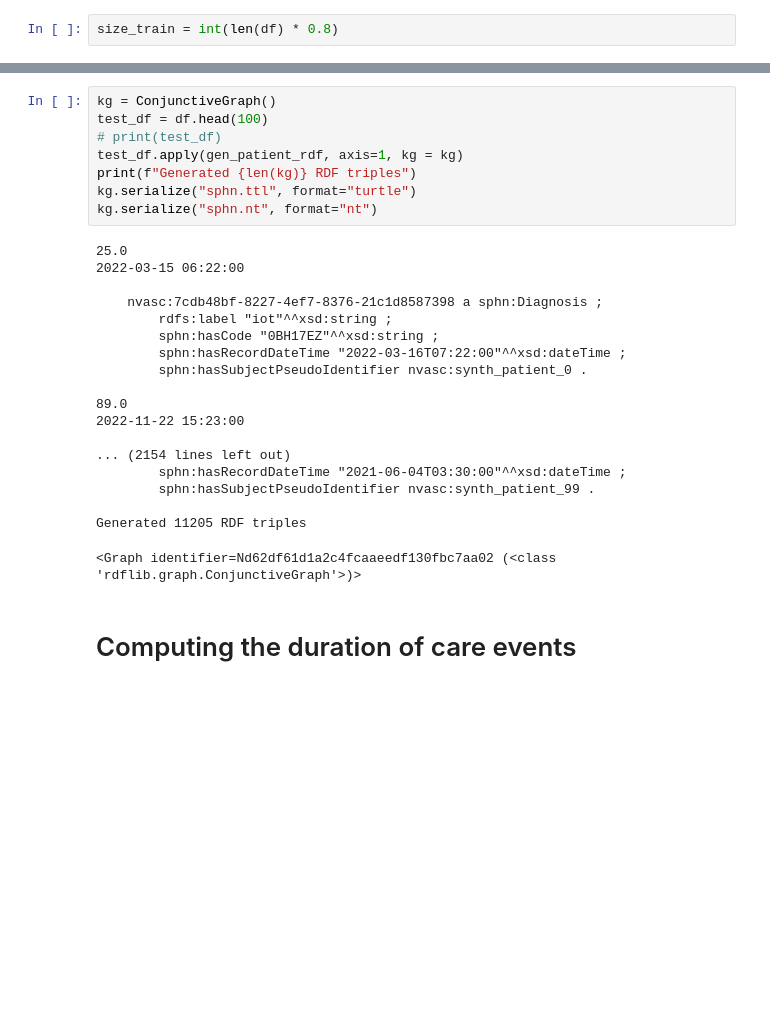
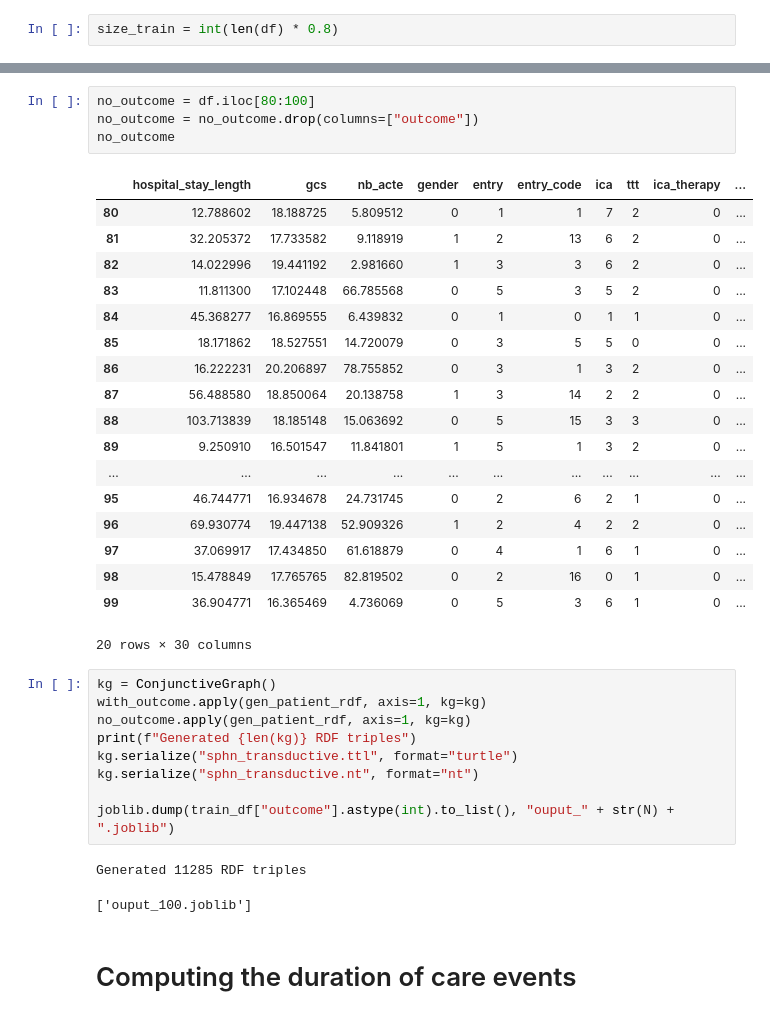
Before and after one commit to TeamHeKA/neurovasc, a Jupyter notebook: notebooks/Data Generation/SPHN_synthetic_dataset.ipynb, the cells around one changed output, grey strips where cells are left out. Cells and saved outputs as stored; diff of their text form; blank space fills up the shorter version.

Commit message:
updated SPHN kg

```diff
--- a/notebooks/Data Generation/SPHN_synthetic_dataset.ipynb
+++ b/notebooks/Data Generation/SPHN_synthetic_dataset.ipynb
@@ -152,30 +200,38 @@ print(date_2)
+# %%
+no_outcome = df.iloc[80:100]
+no_outcome = no_outcome.drop(columns=["outcome"])
+no_outcome
+# %% [output]
+|  | hospital_stay_length | gcs | nb_acte | gender | entry | entry_code | ica | ttt | ica_therapy | ... |
+| 80 | 12.788602 | 18.188725 | 5.809512 | 0 | 1 | 1 | 7 | 2 | 0 | ... |
+| 81 | 32.205372 | 17.733582 | 9.118919 | 1 | 2 | 13 | 6 | 2 | 0 | ... |
+| 82 | 14.022996 | 19.441192 | 2.981660 | 1 | 3 | 3 | 6 | 2 | 0 | ... |
+| 83 | 11.811300 | 17.102448 | 66.785568 | 0 | 5 | 3 | 5 | 2 | 0 | ... |
+| 84 | 45.368277 | 16.869555 | 6.439832 | 0 | 1 | 0 | 1 | 1 | 0 | ... |
+| 85 | 18.171862 | 18.527551 | 14.720079 | 0 | 3 | 5 | 5 | 0 | 0 | ... |
+| 86 | 16.222231 | 20.206897 | 78.755852 | 0 | 3 | 1 | 3 | 2 | 0 | ... |
+| 87 | 56.488580 | 18.850064 | 20.138758 | 1 | 3 | 14 | 2 | 2 | 0 | ... |
+| 88 | 103.713839 | 18.185148 | 15.063692 | 0 | 5 | 15 | 3 | 3 | 0 | ... |
+| 89 | 9.250910 | 16.501547 | 11.841801 | 1 | 5 | 1 | 3 | 2 | 0 | ... |
+| ... | ... | ... | ... | ... | ... | ... | ... | ... | ... | ... |
+| 95 | 46.744771 | 16.934678 | 24.731745 | 0 | 2 | 6 | 2 | 1 | 0 | ... |
+| 96 | 69.930774 | 19.447138 | 52.909326 | 1 | 2 | 4 | 2 | 2 | 0 | ... |
+| 97 | 37.069917 | 17.434850 | 61.618879 | 0 | 4 | 1 | 6 | 1 | 0 | ... |
+| 98 | 15.478849 | 17.765765 | 82.819502 | 0 | 2 | 16 | 0 | 1 | 0 | ... |
+| 99 | 36.904771 | 16.365469 | 4.736069 | 0 | 5 | 3 | 6 | 1 | 0 | ... |
+20 rows × 30 columns
 # %%
 kg = ConjunctiveGraph()
-test_df = df.head(100)
-# print(test_df)
-test_df.apply(gen_patient_rdf, axis=1, kg = kg)
+with_outcome.apply(gen_patient_rdf, axis=1, kg=kg)
+no_outcome.apply(gen_patient_rdf, axis=1, kg=kg)
 print(f"Generated {len(kg)} RDF triples")
-kg.serialize("sphn.ttl", format="turtle")
-kg.serialize("sphn.nt", format="nt")
+kg.serialize("sphn_transductive.ttl", format="turtle")
+kg.serialize("sphn_transductive.nt", format="nt")
+
+joblib.dump(train_df["outcome"].astype(int).to_list(), "ouput_" + str(N) + ".joblib")
 # %% [output]
-25.0
-2022-03-15 06:22:00
-
-    nvasc:7cdb48bf-8227-4ef7-8376-21c1d8587398 a sphn:Diagnosis ;
-        rdfs:label "iot"^^xsd:string ;
-        sphn:hasCode "0BH17EZ"^^xsd:string ;
-        sphn:hasRecordDateTime "2022-03-16T07:22:00"^^xsd:dateTime ;
-        sphn:hasSubjectPseudoIdentifier nvasc:synth_patient_0 .
-
-89.0
-2022-11-22 15:23:00
-
-... (2154 lines left out)
-        sphn:hasRecordDateTime "2021-06-04T03:30:00"^^xsd:dateTime ;
-        sphn:hasSubjectPseudoIdentifier nvasc:synth_patient_99 .
-
-Generated 11205 RDF triples
+Generated 11285 RDF triples
-<Graph identifier=Nd62df61d1a2c4fcaaeedf130fbc7aa02 (<class 'rdflib.graph.ConjunctiveGraph'>)>
+['ouput_100.joblib']
 # %% [markdown]
 # Computing the duration of care events
 # %%
```
Also changed, not shown: parts of 7 cells of this notebook.
